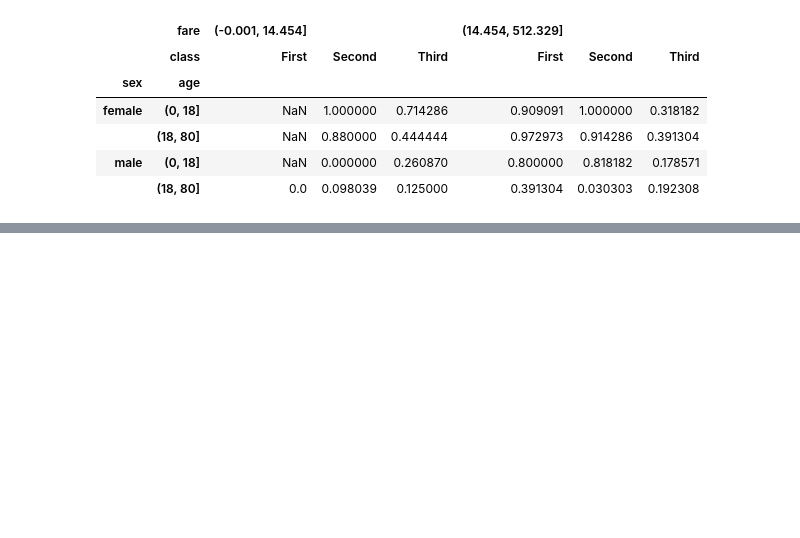
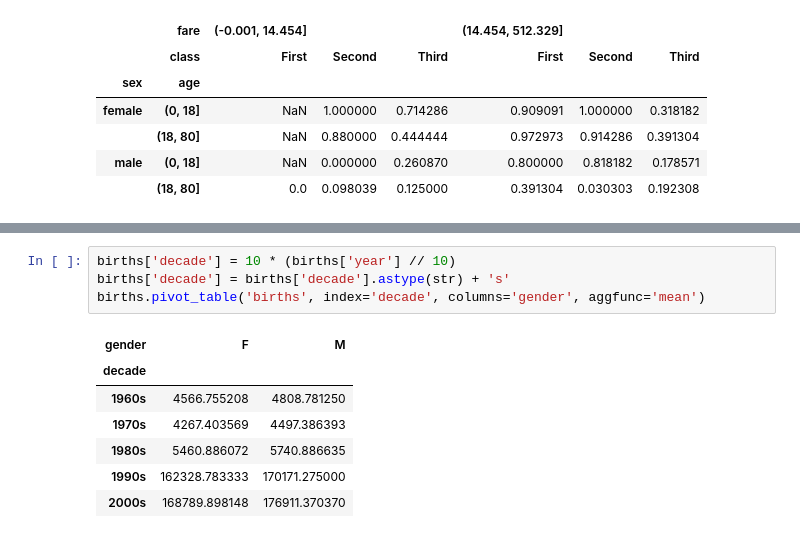
Before and after one commit to Brightchu/pytest, a Jupyter notebook: notes/2_pandas.ipynb, the cells around one changed output, grey strips where cells are left out. Drawn from its saved outputs; the diff is of its cells as text; blank space fills up the shorter version.

```diff
--- a/notes/2_pandas.ipynb
+++ b/notes/2_pandas.ipynb
@@ -1265,0 +1299,12 @@ titanic.pivot_table('survived', ['sex', age], [fare, 'class'])
+# %%
+births['decade'] = 10 * (births['year'] // 10)
+births['decade'] = births['decade'].astype(str) + 's'
+births.pivot_table('births', index='decade', columns='gender', aggfunc='mean')
+# %% [output]
+| gender | F | M |
+| decade |  |  |
+| 1960s | 4566.755208 | 4808.781250 |
+| 1970s | 4267.403569 | 4497.386393 |
+| 1980s | 5460.886072 | 5740.886635 |
+| 1990s | 162328.783333 | 170171.275000 |
+| 2000s | 168789.898148 | 176911.370370 |
```
Also changed, not shown: parts of 4 cells of this notebook, 1 other file.
